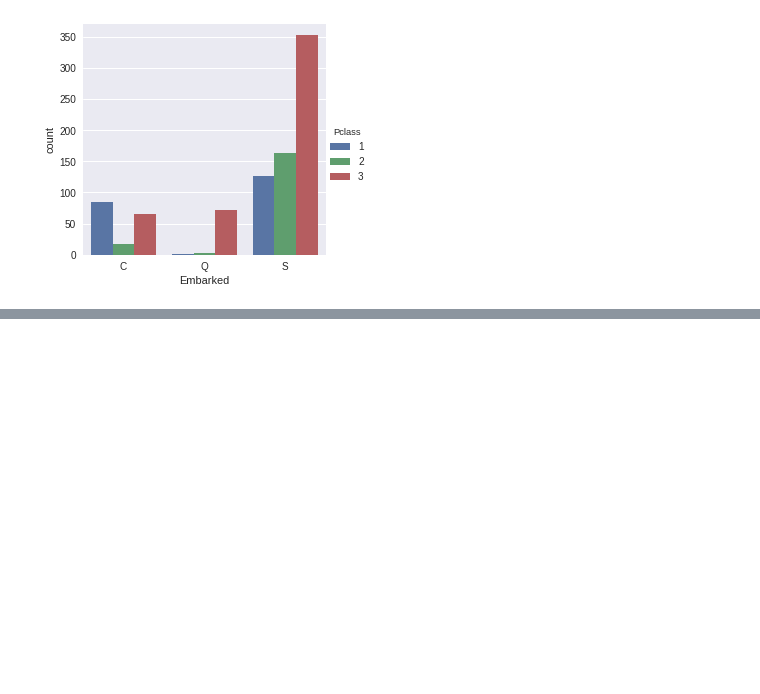
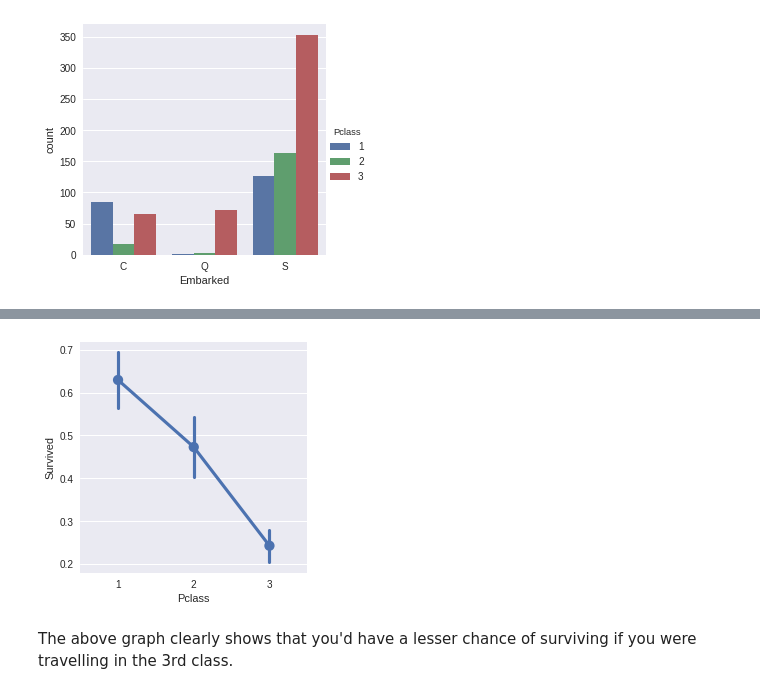
Before and after one commit to manishth/titanic_machine_learning_from_disaster, a Jupyter notebook: Titanic Machine Learning.ipynb, the cells around one changed output, grey strips where cells are left out. Cells and saved outputs as stored; diff of their text form; code cells hidden in the pictures; blank space fills up the shorter version.

```diff
--- a/Titanic Machine Learning.ipynb
+++ b/Titanic Machine Learning.ipynb
@@ -186,0 +227,7 @@ plt.show()
+# %%
+sns.factorplot("Pclass", "Survived", data=titanic_df)
+plt.show()
+# %% [output]
+[figure, added]
+# %% [markdown]
+The above graph clearly shows that you'd have a lesser chance of surviving if you were travelling in the 3rd class.
```
Also changed, not shown: parts of 7 cells of this notebook.
